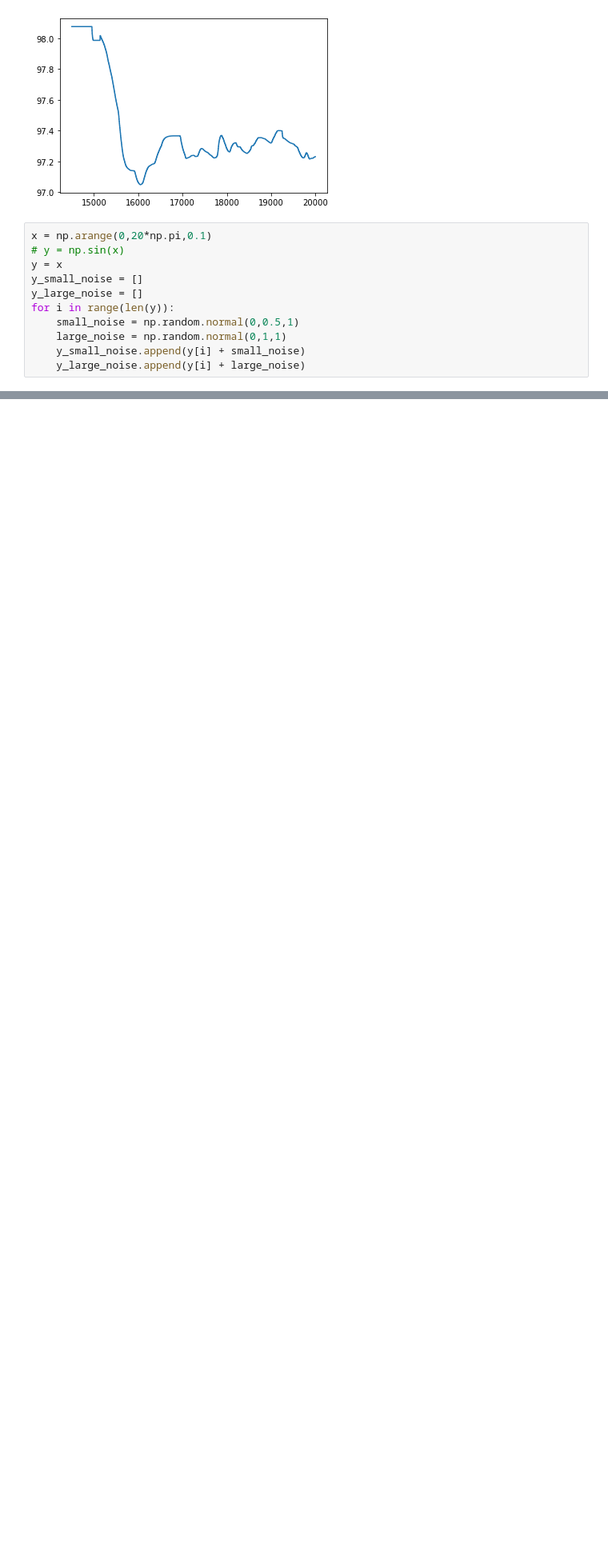
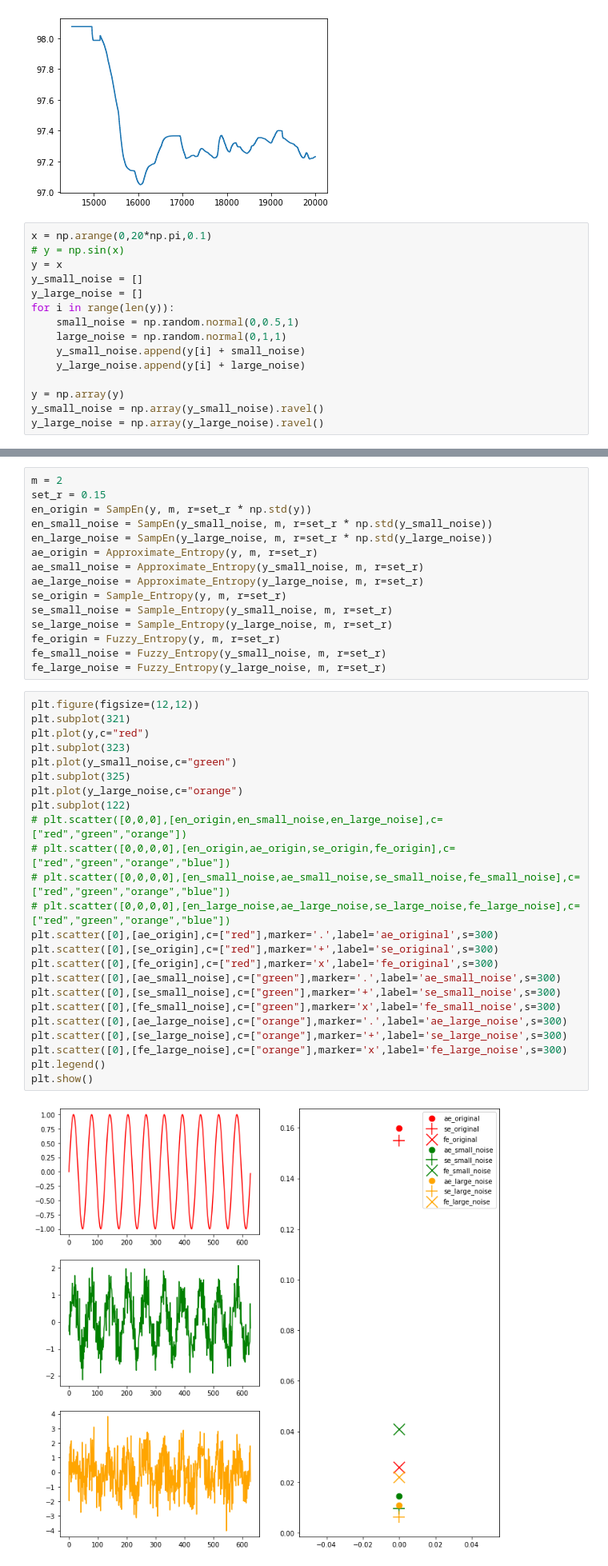
Before and after one commit to Tianyu-Zhou/nasa_project, a Jupyter notebook: cogload/cogload_nasa.ipynb, the cells around one changed output, grey strips where cells are left out. Shown at 80% size. Cells and saved outputs as stored; diff of their text form; blank space fills up the shorter version.

Commit message:
new entropy method

```diff
--- a/cogload/cogload_nasa.ipynb
+++ b/cogload/cogload_nasa.ipynb
@@ -886,6 +886,10 @@ for i in range(len(y)):
     large_noise = np.random.normal(0,1,1)
     y_small_noise.append(y[i] + small_noise)
     y_large_noise.append(y[i] + large_noise)
+
+y = np.array(y)
+y_small_noise = np.array(y_small_noise).ravel()
+y_large_noise = np.array(y_large_noise).ravel()
 # %%
 def SampEn(U, m, r):
     """
@@ -931,0 +1033,41 @@ plt.show()
+# %%
+m = 2
+set_r = 0.15
+en_origin = SampEn(y, m, r=set_r * np.std(y))
+en_small_noise = SampEn(y_small_noise, m, r=set_r * np.std(y_small_noise))
+en_large_noise = SampEn(y_large_noise, m, r=set_r * np.std(y_large_noise))
+ae_origin = Approximate_Entropy(y, m, r=set_r)
+ae_small_noise = Approximate_Entropy(y_small_noise, m, r=set_r)
+ae_large_noise = Approximate_Entropy(y_large_noise, m, r=set_r)
+se_origin = Sample_Entropy(y, m, r=set_r)
+se_small_noise = Sample_Entropy(y_small_noise, m, r=set_r)
+se_large_noise = Sample_Entropy(y_large_noise, m, r=set_r)
+fe_origin = Fuzzy_Entropy(y, m, r=set_r)
+fe_small_noise = Fuzzy_Entropy(y_small_noise, m, r=set_r)
+fe_large_noise = Fuzzy_Entropy(y_large_noise, m, r=set_r)
+# %%
+plt.figure(figsize=(12,12))
+plt.subplot(321)
+plt.plot(y,c="red")
+plt.subplot(323)
+plt.plot(y_small_noise,c="green")
+plt.subplot(325)
+plt.plot(y_large_noise,c="orange")
+plt.subplot(122)
+# plt.scatter([0,0,0],[en_origin,en_small_noise,en_large_noise],c=["red","green","orange"])
+# plt.scatter([0,0,0,0],[en_origin,ae_origin,se_origin,fe_origin],c=["red","green","orange","blue"])
+# plt.scatter([0,0,0,0],[en_small_noise,ae_small_noise,se_small_noise,fe_small_noise],c=["red","green","orange","blue"])
+# plt.scatter([0,0,0,0],[en_large_noise,ae_large_noise,se_large_noise,fe_large_noise],c=["red","green","orange","blue"])
+plt.scatter([0],[ae_origin],c=["red"],marker='.',label='ae_original',s=300)
+plt.scatter([0],[se_origin],c=["red"],marker='+',label='se_original',s=300)
+plt.scatter([0],[fe_origin],c=["red"],marker='x',label='fe_original',s=300)
+plt.scatter([0],[ae_small_noise],c=["green"],marker='.',label='ae_small_noise',s=300)
+plt.scatter([0],[se_small_noise],c=["green"],marker='+',label='se_small_noise',s=300)
+plt.scatter([0],[fe_small_noise],c=["green"],marker='x',label='fe_small_noise',s=300)
+plt.scatter([0],[ae_large_noise],c=["orange"],marker='.',label='ae_large_noise',s=300)
+plt.scatter([0],[se_large_noise],c=["orange"],marker='+',label='se_large_noise',s=300)
+plt.scatter([0],[fe_large_noise],c=["orange"],marker='x',label='fe_large_noise',s=300)
+plt.legend()
+plt.show()
+# %% [output]
+[figure, added]
```
Also changed, not shown: parts of 6 cells of this notebook.
